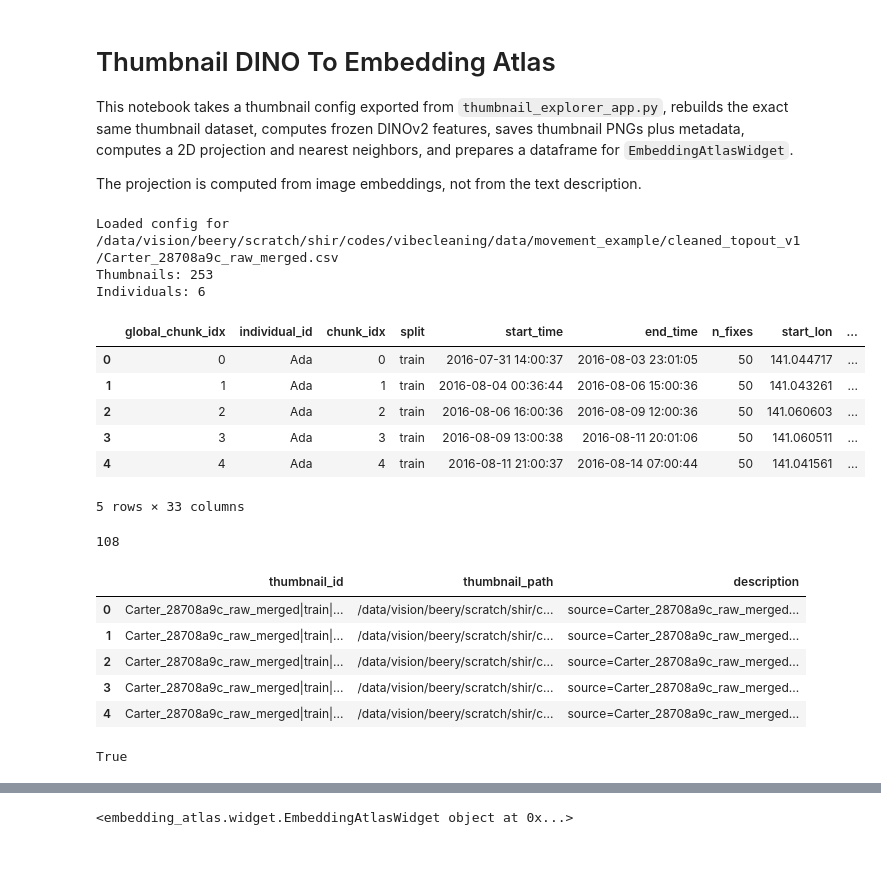
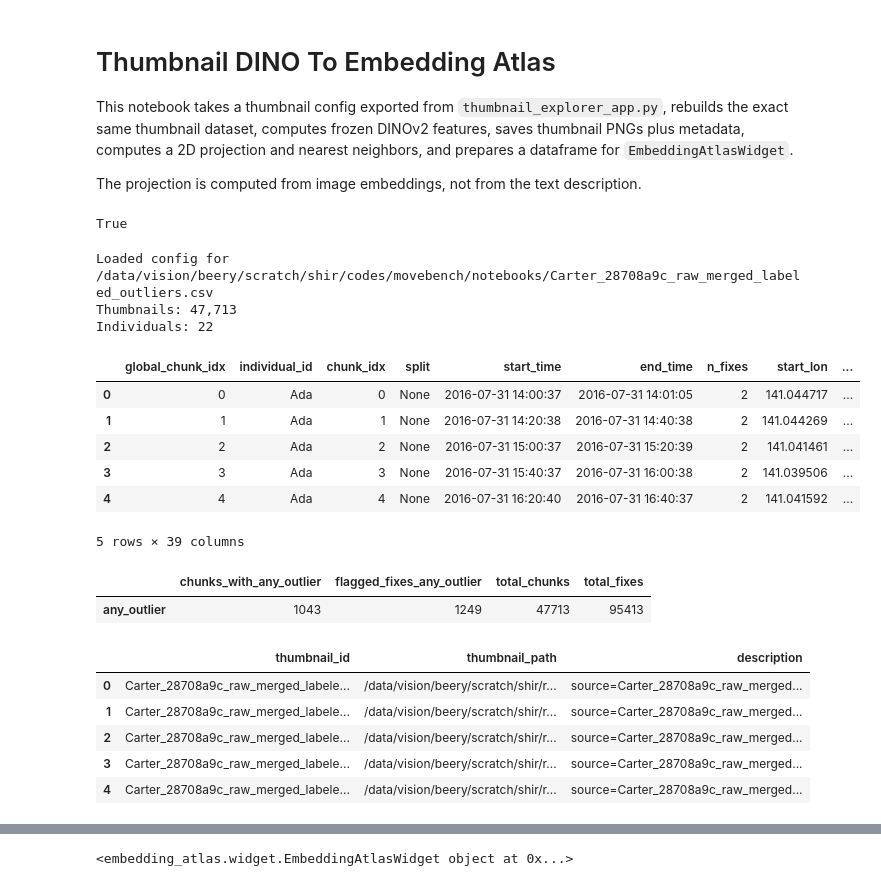
Before and after one commit to justinkay/movebench, a Jupyter notebook: notebooks/thumbnail_dino_atlas.ipynb, the cells around one changed output, grey strips where cells are left out. Cells and saved outputs as stored; diff of their text form; code cells hidden in the pictures; blank space fills up the shorter version.

Commit message:
thumbnail update

```diff
--- a/notebooks/thumbnail_dino_atlas.ipynb
+++ b/notebooks/thumbnail_dino_atlas.ipynb
@@ -24,12 +24,17 @@ from movebench.thumbnail_atlas import (
     serialize_neighbors,
 )
 from movebench.thumbnail_embedding import compute_neighbors, compute_thumbnail_embeddings, project_embeddings
+# %%
+import torch
+torch.cuda.is_available()
+# %% [output]
+True
 # %%
 # Point this to a config exported from the Streamlit thumbnail explorer.
-CONFIG_PATH = Path('/data/vision/beery/scratch/shir/codes/movebench/configs/thumbnails/Carter_28708a9c_raw_merged__all__thumbnail_config.json')
+CONFIG_PATH = Path('/data/vision/beery/scratch/shir/codes/movebench/configs/thumbnails/Carter_28708a9c_raw_merged_labeled_outliers__all__thumbnail_config.json')
 
 # Output root for thumbnails, metadata, and embeddings.
-OUTPUT_ROOT = Path('../notebooks_outputs/thumbnail_atlas/',os.path.basename(CONFIG_PATH).split('.')[0])
+OUTPUT_ROOT = Path('/data/vision/beery/scratch/shir/results/thumbnail_atlas/',os.path.basename(CONFIG_PATH).split('.')[0])
 
 EMBEDDING_CONFIG = {
     'model_name': 'dinov2_vits14',
@@ -47,30 +52,42 @@ PROJECTION_CONFIG = {
 }
 # %%
 config = load_thumbnail_generation_config(CONFIG_PATH)
+config['thumbnail']['color_by']='gps:hdop'
+config['thumbnail']['chunk_size']=5
 run_slug = thumbnail_config_run_slug(config)
 run_dir = OUTPUT_ROOT / run_slug
 run_dir.mkdir(parents=True, exist_ok=True)
 
 config, build, metadata = build_thumbnail_metadata(config)
 print(f'Loaded config for {config["data"]["csv_path"]}')
 print(f'Thumbnails: {len(build.images):,}')
 print(f'Individuals: {metadata["individual_id"].astype(str).nunique():,}')
 metadata.head()
 # %% [output]
-Loaded config for /data/vision/beery/scratch/shir/codes/vibecleaning/data/movement_example/cleaned_topout_v1/Carter_28708a9c_raw_merged.csv
-Thumbnails: 253
-Individuals: 6
+Loaded config for /data/vision/beery/scratch/shir/codes/movebench/notebooks/Carter_28708a9c_raw_merged_labeled_outliers.csv
+Thumbnails: 47,713
+Individuals: 22
 |  | global_chunk_idx | individual_id | chunk_idx | split | start_time | end_time | n_fixes | start_lon | ... |
-| 0 | 0 | Ada | 0 | train | 2016-07-31 14:00:37 | 2016-08-03 23:01:05 | 50 | 141.044717 | ... |
-| 1 | 1 | Ada | 1 | train | 2016-08-04 00:36:44 | 2016-08-06 15:00:36 | 50 | 141.043261 | ... |
-| 2 | 2 | Ada | 2 | train | 2016-08-06 16:00:36 | 2016-08-09 12:00:36 | 50 | 141.060603 | ... |
-| 3 | 3 | Ada | 3 | train | 2016-08-09 13:00:38 | 2016-08-11 20:01:06 | 50 | 141.060511 | ... |
-| 4 | 4 | Ada | 4 | train | 2016-08-11 21:00:37 | 2016-08-14 07:00:44 | 50 | 141.041561 | ... |
+| 0 | 0 | Ada | 0 | None | 2016-07-31 14:00:37 | 2016-07-31 14:01:05 | 2 | 141.044717 | ... |
+| 1 | 1 | Ada | 1 | None | 2016-07-31 14:20:38 | 2016-07-31 14:40:38 | 2 | 141.044269 | ... |
+| 2 | 2 | Ada | 2 | None | 2016-07-31 15:00:37 | 2016-07-31 15:20:39 | 2 | 141.041461 | ... |
+| 3 | 3 | Ada | 3 | None | 2016-07-31 15:40:37 | 2016-07-31 16:00:38 | 2 | 141.039506 | ... |
+| 4 | 4 | Ada | 4 | None | 2016-07-31 16:20:40 | 2016-07-31 16:40:37 | 2 | 141.041592 | ... |
-5 rows × 33 columns
+5 rows × 39 columns
-# %%
-metadata.has_any_outlier.sum()
-# %% [output]
-108
+# %%
+any_outlier_summary = pd.DataFrame(
+    {
+        'chunks_with_any_outlier': [int(metadata['has_any_outlier'].fillna(False).astype(bool).sum())],
+        'flagged_fixes_any_outlier': [int(metadata['n_outlier_fixes'].sum())],
+        'total_chunks': [int(len(metadata))],
+        'total_fixes': [int(metadata['n_fixes'].sum())],
+    },
+    index=['any_outlier'],
+)
+any_outlier_summary
+# %% [output]
+|  | chunks_with_any_outlier | flagged_fixes_any_outlier | total_chunks | total_fixes |
+| any_outlier | 1043 | 1249 | 47713 | 95413 |
 # %%
 thumbnail_paths = save_thumbnail_pngs(build.images, metadata, out_dir=run_dir / 'thumbnails')
 metadata = metadata.copy()
@@ -78,14 +95,9 @@ metadata['thumbnail_path'] = thumbnail_paths
 metadata[['thumbnail_id', 'thumbnail_path', 'description']].head()
 # %% [output]
 |  | thumbnail_id | thumbnail_path | description |
-| 0 | Carter_28708a9c_raw_merged|train|... | /data/vision/beery/scratch/shir/c... | source=Carter_28708a9c_raw_merged... |
-| 1 | Carter_28708a9c_raw_merged|train|... | /data/vision/beery/scratch/shir/c... | source=Carter_28708a9c_raw_merged... |
-| 2 | Carter_28708a9c_raw_merged|train|... | /data/vision/beery/scratch/shir/c... | source=Carter_28708a9c_raw_merged... |
-| 3 | Carter_28708a9c_raw_merged|train|... | /data/vision/beery/scratch/shir/c... | source=Carter_28708a9c_raw_merged... |
-| 4 | Carter_28708a9c_raw_merged|train|... | /data/vision/beery/scratch/shir/c... | source=Carter_28708a9c_raw_merged... |
+| 0 | Carter_28708a9c_raw_merged_labele... | /data/vision/beery/scratch/shir/r... | source=Carter_28708a9c_raw_merged... |
+| 1 | Carter_28708a9c_raw_merged_labele... | /data/vision/beery/scratch/shir/r... | source=Carter_28708a9c_raw_merged... |
+| 2 | Carter_28708a9c_raw_merged_labele... | /data/vision/beery/scratch/shir/r... | source=Carter_28708a9c_raw_merged... |
+| 3 | Carter_28708a9c_raw_merged_labele... | /data/vision/beery/scratch/shir/r... | source=Carter_28708a9c_raw_merged... |
+| 4 | Carter_28708a9c_raw_merged_labele... | /data/vision/beery/scratch/shir/r... | source=Carter_28708a9c_raw_merged... |
-# %%
-import torch
-torch.cuda.is_available()
-# %% [output]
-True
 # %%
```
Also changed, not shown: parts of 14 cells of this notebook, 9 other files.
